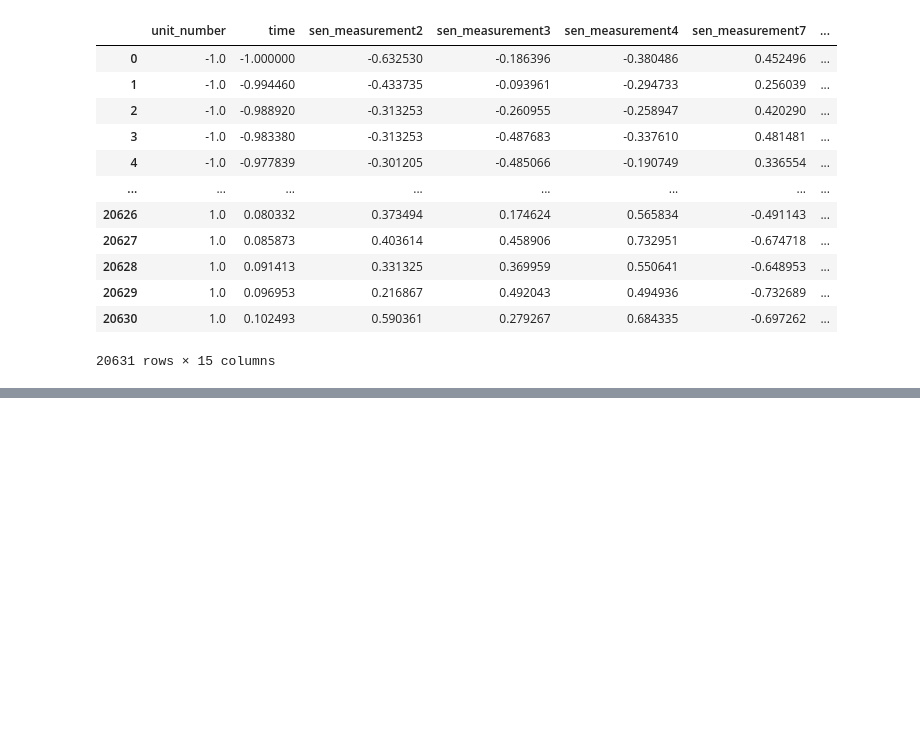
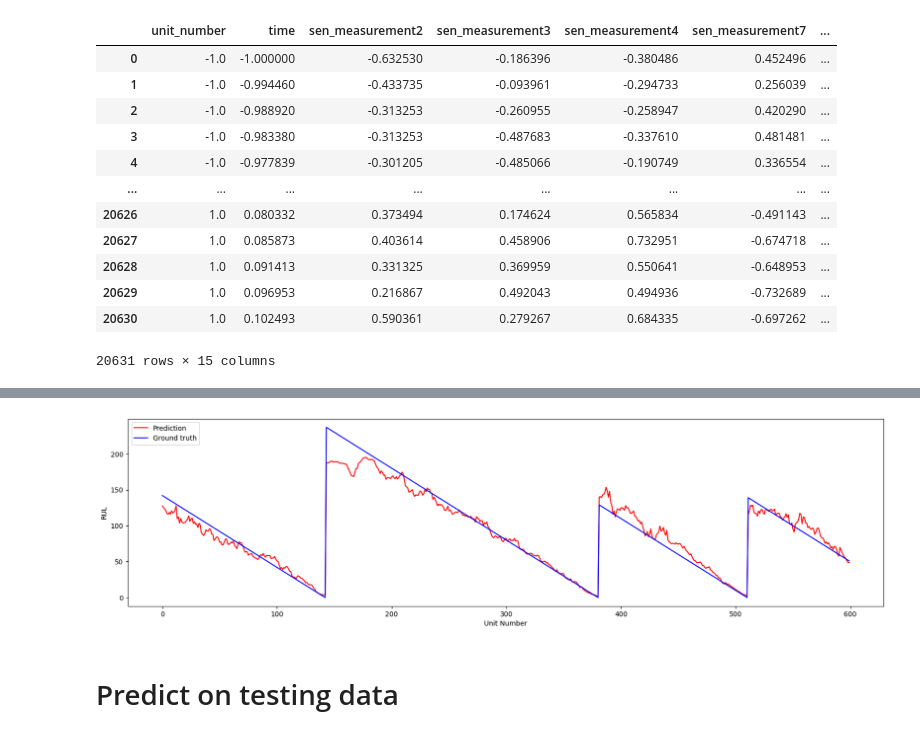
Before and after one commit to DeTa47/Turbofan-lifecycle-prediction, a Jupyter notebook: LSTM_Model.ipynb, the cells around one changed output, grey strips where cells are left out. Drawn from its saved outputs; the diff is of its cells as text; code cells hidden in the pictures; blank space fills up the shorter version.

```diff
--- a/LSTM_Model.ipynb
+++ b/LSTM_Model.ipynb
@@ -121,0 +195,13 @@ history = model.fit(X_train, y_train, epochs= 10, batch_size=32, validation_spli
+# %%
+y_pred = model.predict(X_train[0:600], verbose=0)
+plt.figure(figsize=(20,5))
+plt.plot(y_pred, color='red', label='Prediction')
+plt.plot(y_train[0:600],color='blue',label='Ground truth')
+plt.ylabel('RUL')
+plt.xlabel('Unit Number')
+plt.legend(loc='upper left')
+plt.show()
+# %% [output]
+[figure, added]
+# %% [markdown]
+# Predict on testing data
```
Also changed, not shown: parts of 14 cells of this notebook, 3 other files.
